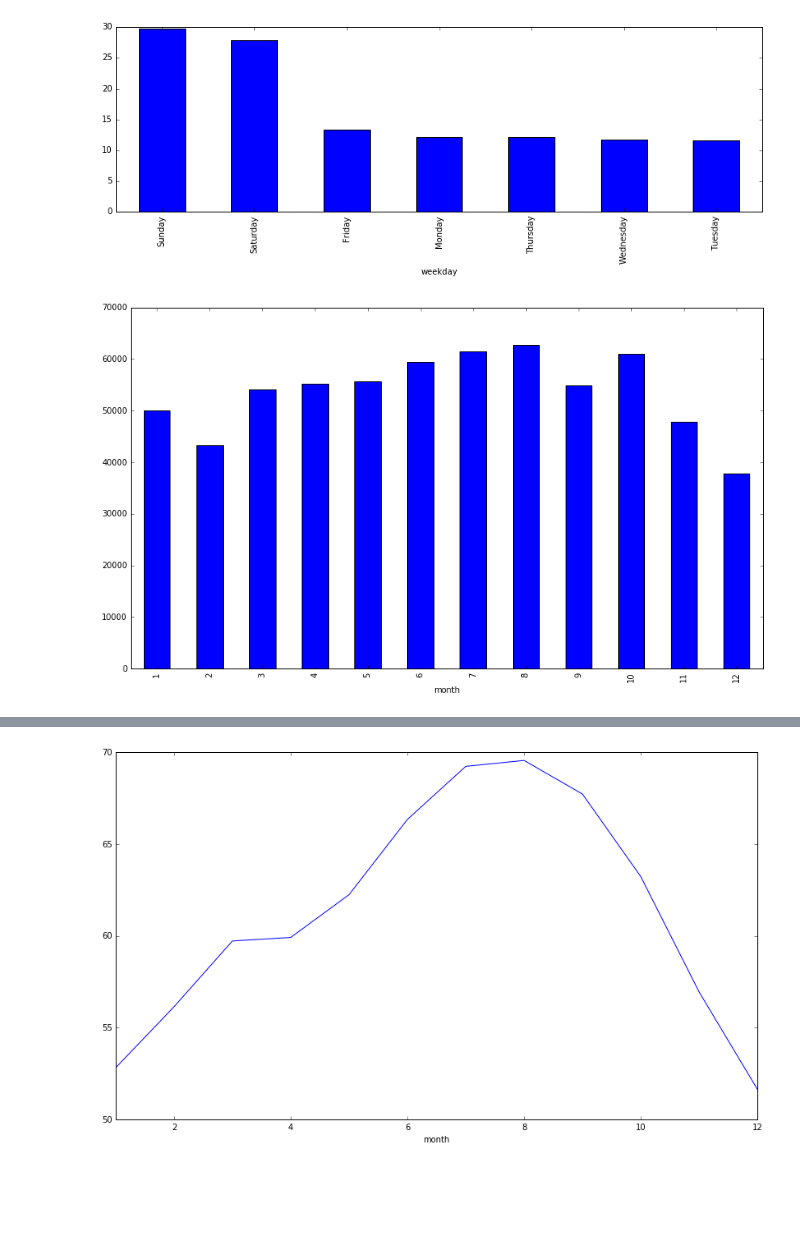
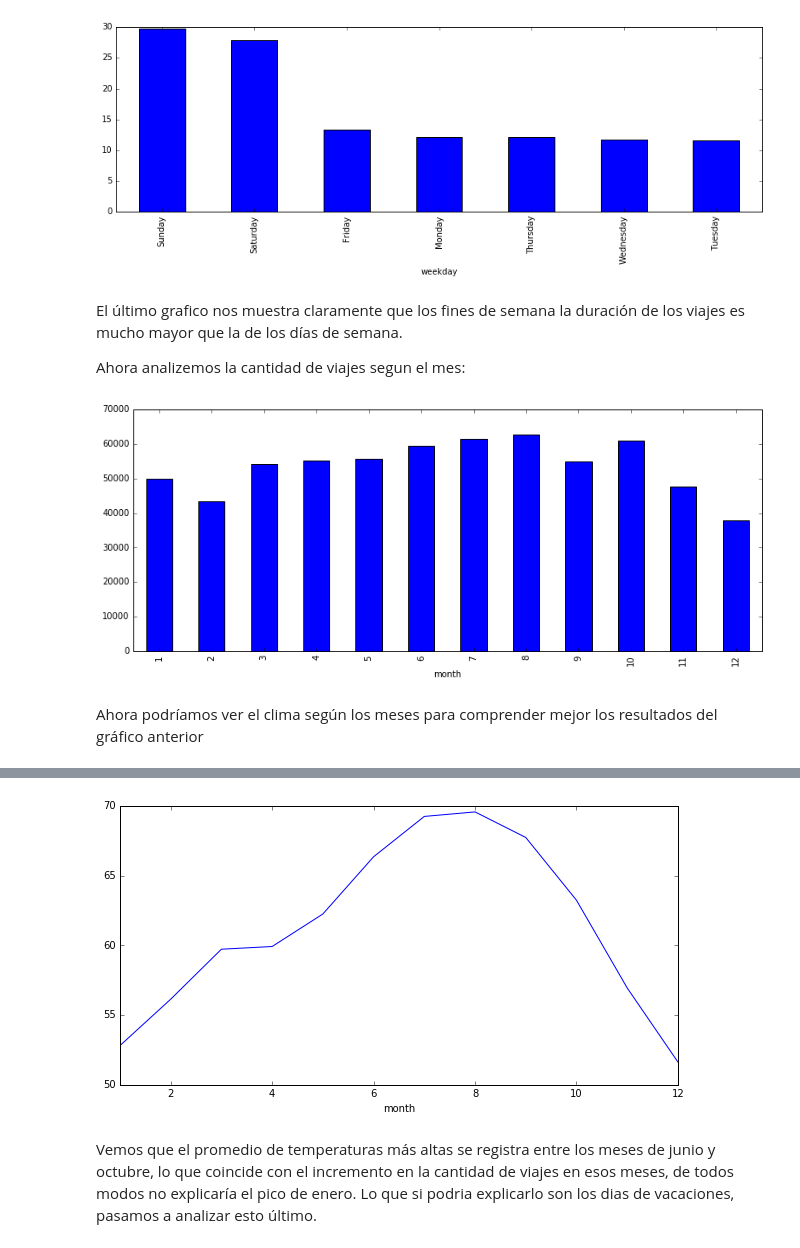
Before and after one commit to Gnahue/sanFranciscoBiclas, a Jupyter notebook: Analisis Exploratorio/AnalisisExploratorioTP1.ipynb, the cells around one changed output, grey strips where cells are left out. Saved outputs shown, nothing was run; the diff lists cells and outputs as text; code cells hidden in the pictures; blank space fills up the shorter version.

```diff
--- a/Analisis Exploratorio/AnalisisExploratorioTP1.ipynb
+++ b/Analisis Exploratorio/AnalisisExploratorioTP1.ipynb
@@ -145,14 +211,16 @@ df.groupby('weekday').count()['start_date'].sort_values(ascending=False)[0:19].p
 df.groupby('weekday').mean()['duration'].sort_values(ascending=False)[0:7].plot(kind='bar',figsize=(14,4));
 # %% [output]
 [figure]
+# %% [markdown]
+El último grafico nos muestra claramente que los fines de semana la duración de los viajes es mucho mayor que la de los días de semana.
+
+Ahora analizemos la cantidad de viajes segun el mes:
 # %%
-#El ultimo grafico nos muestra claramente que los fines de semana la duracion de los viajes es mucho
-#mayor que la de los dias de semana
-
-#Ahora analizemos la cantidad de viajes segun el mes
 df['month'] =  pd.to_datetime(df['start_date']).dt.month
 
-df.groupby('month').count()['start_date'][0:12].plot(kind='bar',figsize=(14,8));
+df.groupby('month').count()['start_date'][0:12].plot(kind='bar',figsize=(13,5));
 # %% [output]
-[figure, old version]
+[figure, new version]
+# %% [markdown]
+Ahora podríamos ver el clima según los meses para comprender mejor los resultados del gráfico anterior
 # %%
@@ -169,7 +236,10 @@ weather.head()
 | 4 | 9/2/2013 | 75.0 | 69.0 | 62.0 | 61.0 | 60.0 | ... |
 5 rows × 25 columns
 # %%
-weather.groupby('month').mean()['mean_temperature_f'][0:12].plot(kind='line',figsize=(14,8));
+weather.groupby('month').mean()['mean_temperature_f'][0:12].plot(kind='line',figsize=(10,5));
 # %% [output]
-[figure, old version]
+[figure, new version]
+# %% [markdown]
+Vemos que el promedio de temperaturas más altas se registra entre los meses de junio y octubre, lo que coincide con el incremento en la cantidad de viajes en esos meses, de todos modos no explicaría el pico de enero.
+Lo que si podria explicarlo son los dias de vacaciones, pasamos a analizar esto último.
 # %%
```
Also changed, not shown: parts of 41 cells of this notebook, 1 other file.
